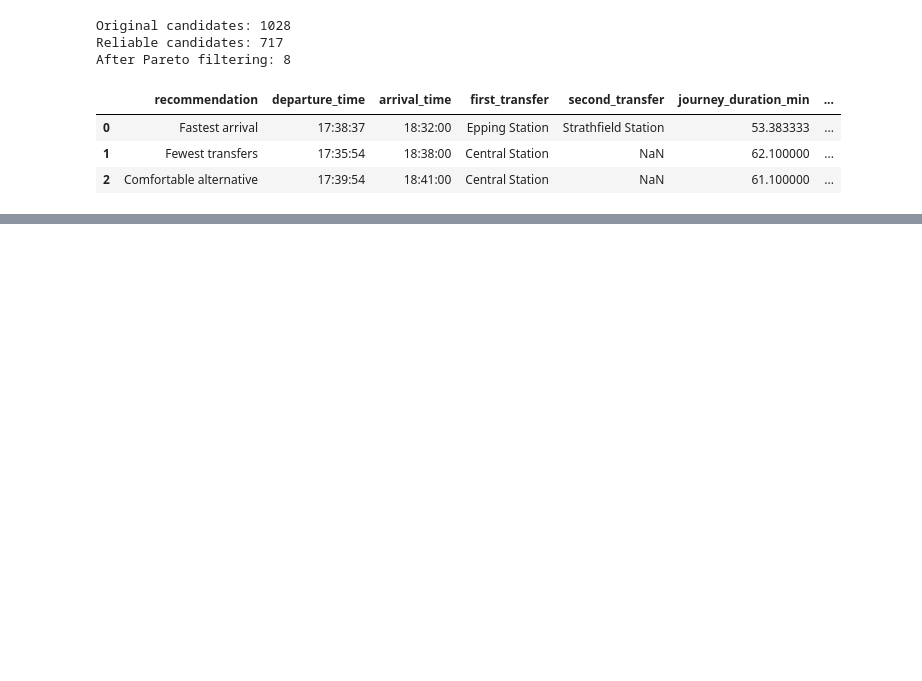
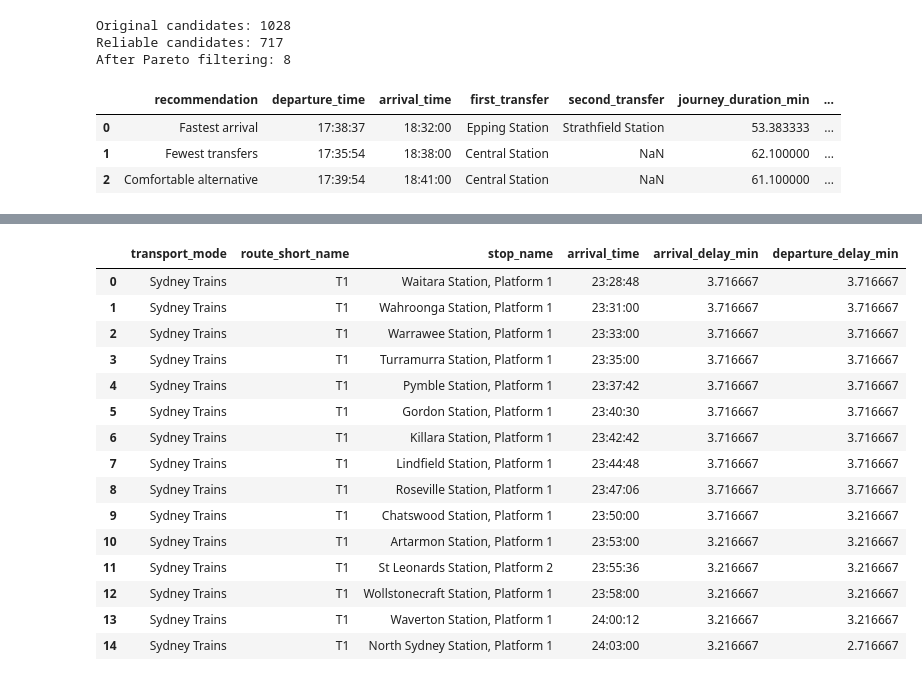
Before and after one commit to jkeeseng/sydney-transport-intelligence, a Jupyter notebook: notebooks/01_data_exploration.ipynb, the cells around one changed output, grey strips where cells are left out. Saved outputs shown, nothing was run; the diff lists cells and outputs as text; code cells hidden in the pictures; blank space fills up the shorter version.

```diff
--- a/notebooks/01_data_exploration.ipynb
+++ b/notebooks/01_data_exploration.ipynb
@@ -8909,0 +9758,72 @@ After Pareto filtering: 8
+# %%
+# STEP 82M — Match real-time train delays to scheduled stops
+
+# Keep the fields needed for matching
+realtime_delays = train_delays_named[
+    [
+        "trip_id",
+        "stop_id",
+        "arrival_delay_min",
+        "departure_delay_min"
+    ]
+].copy()
+
+# Remove duplicate trip-stop pairs if any
+print(
+    "Duplicate realtime trip-stop pairs:",
+    realtime_delays.duplicated(["trip_id", "stop_id"]).sum()
+)
+
+# Check coverage before merging
+static_keys = unified_timetable[
+    ["trip_id", "stop_id"]
+].drop_duplicates()
+
+realtime_keys = realtime_delays[
+    ["trip_id", "stop_id"]
+].drop_duplicates()
+
+matching_keys = realtime_keys.merge(
+    static_keys,
+    on=["trip_id", "stop_id"],
+    how="inner"
+)
+
+print("Realtime stop records:", len(realtime_keys))
+print("Matching trip-stop pairs:", len(matching_keys))
+
+print(
+    "Realtime stop matching rate:",
+    f"{len(matching_keys) / len(realtime_keys):.1%}"
+    if len(realtime_keys) else "N/A"
+)
+
+print("\nMatching delay examples:")
+
+display(
+    realtime_delays.merge(
+        unified_timetable[
+            [
+                "trip_id",
+                "stop_id",
+                "transport_mode",
+                "route_short_name",
+                "stop_name",
+                "arrival_time",
+                "departure_time"
+            ]
+        ],
+        on=["trip_id", "stop_id"],
+        how="inner"
+    )[
+        [
+            "transport_mode",
+            "route_short_name",
+            "stop_name",
+            "arrival_time",
+            "arrival_delay_min",
+            "departure_delay_min"
+        ]
+    ].head(15)
+)
+# %% [output]
@@ -8909,0 +9836,16 @@ After Pareto filtering: 8
+|  | transport_mode | route_short_name | stop_name | arrival_time | arrival_delay_min | departure_delay_min |
+| 0 | Sydney Trains | T1 | Waitara Station, Platform 1 | 23:28:48 | 3.716667 | 3.716667 |
+| 1 | Sydney Trains | T1 | Wahroonga Station, Platform 1 | 23:31:00 | 3.716667 | 3.716667 |
+| 2 | Sydney Trains | T1 | Warrawee Station, Platform 1 | 23:33:00 | 3.716667 | 3.716667 |
+| 3 | Sydney Trains | T1 | Turramurra Station, Platform 1 | 23:35:00 | 3.716667 | 3.716667 |
+| 4 | Sydney Trains | T1 | Pymble Station, Platform 1 | 23:37:42 | 3.716667 | 3.716667 |
+| 5 | Sydney Trains | T1 | Gordon Station, Platform 1 | 23:40:30 | 3.716667 | 3.716667 |
+| 6 | Sydney Trains | T1 | Killara Station, Platform 1 | 23:42:42 | 3.716667 | 3.716667 |
+| 7 | Sydney Trains | T1 | Lindfield Station, Platform 1 | 23:44:48 | 3.716667 | 3.716667 |
+| 8 | Sydney Trains | T1 | Roseville Station, Platform 1 | 23:47:06 | 3.716667 | 3.716667 |
+| 9 | Sydney Trains | T1 | Chatswood Station, Platform 1 | 23:50:00 | 3.716667 | 3.216667 |
+| 10 | Sydney Trains | T1 | Artarmon Station, Platform 1 | 23:53:00 | 3.216667 | 3.216667 |
+| 11 | Sydney Trains | T1 | St Leonards Station, Platform 2 | 23:55:36 | 3.216667 | 3.216667 |
+| 12 | Sydney Trains | T1 | Wollstonecraft Station, Platform 1 | 23:58:00 | 3.216667 | 3.216667 |
+| 13 | Sydney Trains | T1 | Waverton Station, Platform 1 | 24:00:12 | 3.216667 | 3.216667 |
+| 14 | Sydney Trains | T1 | North Sydney Station, Platform 1 | 24:03:00 | 3.216667 | 2.716667 |
```
Also changed, not shown: parts of 201 cells of this notebook, 2 other files.
